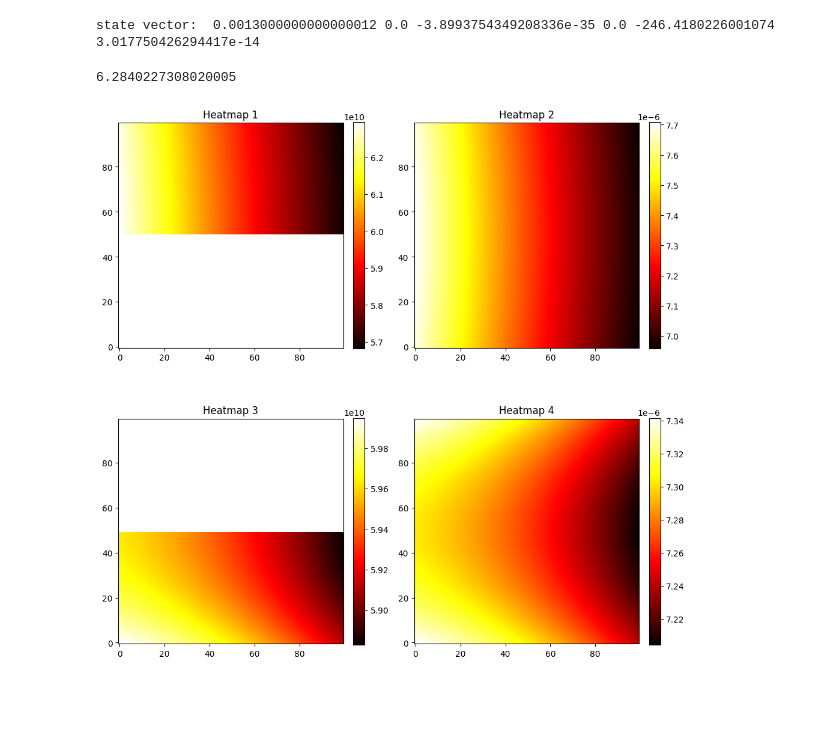
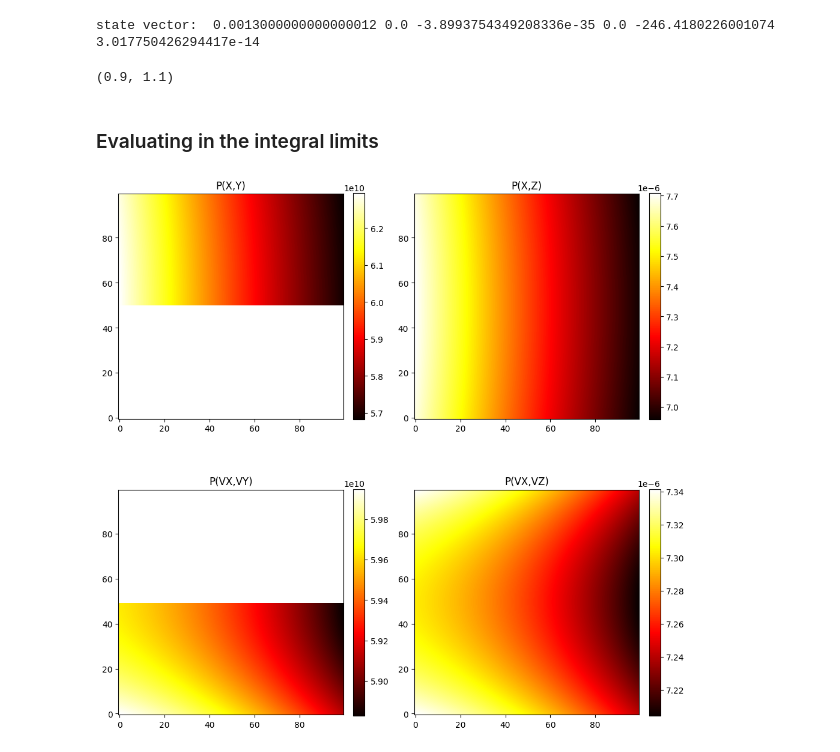
Before and after one commit to JuanitaAgudelo/TesisRepo, a Jupyter notebook: jacobian_calculations/mapping_jacobian.ipynb, the cells around one changed output. Cells and saved outputs as stored; diff of their text form; code cells hidden in the pictures; blank space fills up the shorter version.

Commit message:
investigating problematic state vector

```diff
--- a/jacobian_calculations/mapping_jacobian.ipynb
+++ b/jacobian_calculations/mapping_jacobian.ipynb
@@ -197,8 +198,12 @@ def P_X_vectorized(x: np.array, y: np.array, z: np.array, vx: np.array, vy: np.a
     for idx in range(x_flat.size):
         a, e, i, Omega, w, M = trasformation_X_to_E(x_flat[idx], y_flat[idx], z_flat[idx], vx_flat[idx], vy_flat[idx], vz_flat[idx], mu)
         J = jacobian_XoE(a,e,i,Omega,w,M,mu)
-        #det = np.linalg.det(J)/(1-e)
-        det = 1.0/np.linalg.det(J)
-        P.flat[idx] = P_E() * abs(det)
+        with np.errstate(divide='ignore', invalid='ignore'):
+            det = np.linalg.det(J)
+            if det == 0 or not np.isfinite(det):
+                problematic.append((x_flat[idx], y_flat[idx], z_flat[idx], vx_flat[idx], vy_flat[idx], vz_flat[idx]))
+            else:
+                inv_det = 1.0/det
+            P.flat[idx] = P_E() * abs(det)
 
     return P.reshape(shape)
@@ -237,10 +252,12 @@ z_lim = (c_z - widths[2]/2, c_z + widths[2]/2)
 vx_lim = (c_x - widths[3]/2, c_x + widths[3]/2)
 vy_lim = (c_y - widths[4]/2, c_y + widths[4]/2)
 vz_lim = (c_z - widths[5]/2, c_z + widths[5]/2)
-# %%
-(mu/1)**0.5
-# %% [output]
-6.2840227308020005
+# %%
+x_lim
+# %% [output]
+(0.9, 1.1)
+# %% [markdown]
+### Evaluating in the integral limits
 # %%
 X = np.linspace(x_lim[0], x_lim[1], 100)
 Y = np.linspace(y_lim[0], y_lim[1], 100)
@@ -258,23 +275,24 @@ zero_vector = np.zeros_like(X_malla)
 
 P_XY = P_X_vectorized(X_malla, Y_malla, z=zero_vector, vx=zero_vector + 0.1, vy=zero_vector, vz=zero_vector, mu=mu)
 P_XZ = P_X_vectorized(X_malla, y=zero_vector, z=Z_malla, vx=zero_vector + 0.1, vy=zero_vector, vz=zero_vector, mu=mu)
-P_VXY = P_X_vectorized(x=zero_vector + 1, y=zero_vector, z=zero_vector, vx=VX_malla, vy=VY_malla, vz=zero_vector, mu=mu)
+P_VXY = P_X_vectorized(x=zero_vector + 1.0, y=zero_vector, z=zero_vector, vx=VX_malla, vy=VY_malla, vz=zero_vector, mu=mu)
 P_VXZ = P_X_vectorized(x=zero_vector + 1.0, y=zero_vector, z=zero_vector, vx=VX_malla, vy=zero_vector, vz=VZ_malla, mu=mu)
 # %%
 P = [P_XY, P_XZ, P_VXY, P_VXZ]
+titles = ["P(X,Y)", "P(X,Z)", "P(VX,VY)", "P(VX,VZ)",]
 
 fig, axes = plt.subplots(2, 2, figsize=(10,10))
 
 for i, ax in enumerate(axes.flat):
     im = ax.imshow(P[i],
                    origin='lower',
                    cmap='hot',
                    interpolation='bilinear')
 
-    ax.set_title(f'Heatmap {i+1}')
+    ax.set_title(titles[i])
     fig.colorbar(im, ax=ax, fraction=0.046, pad=0.04)  # barra individual
 
 plt.tight_layout()
 plt.show()
 # %% [output]
-[figure, old version]
+[figure, new version]
```
Also changed, not shown: parts of 12 cells of this notebook, 3 other files.
